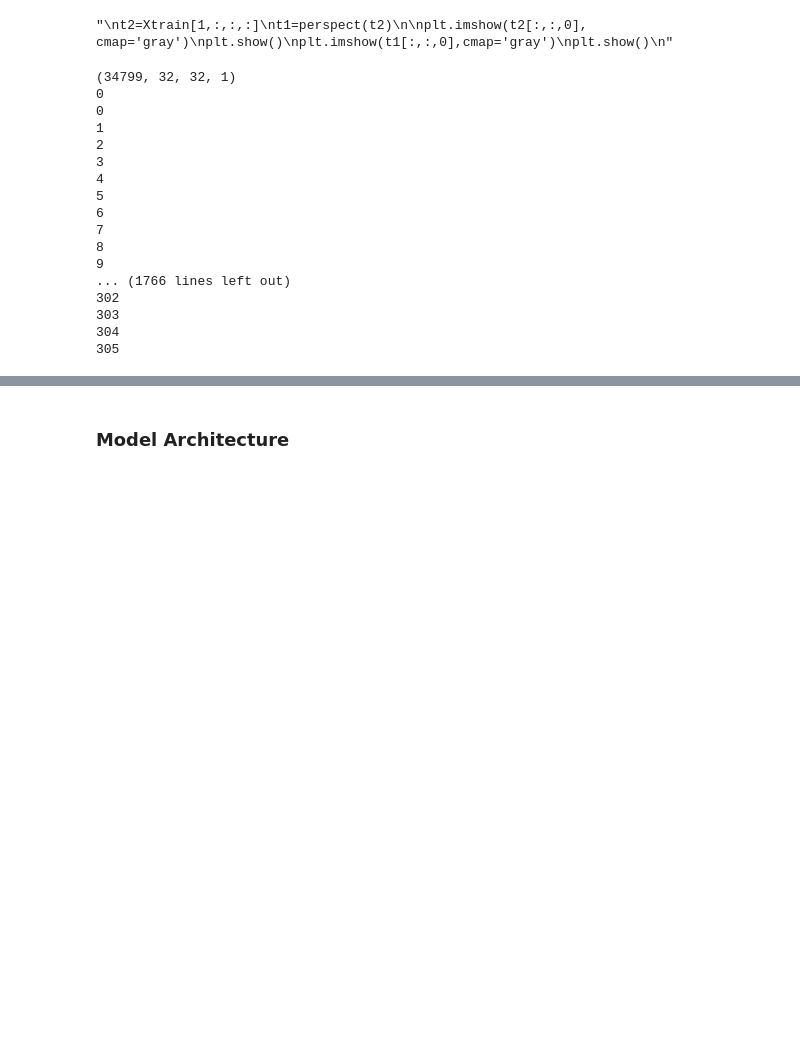
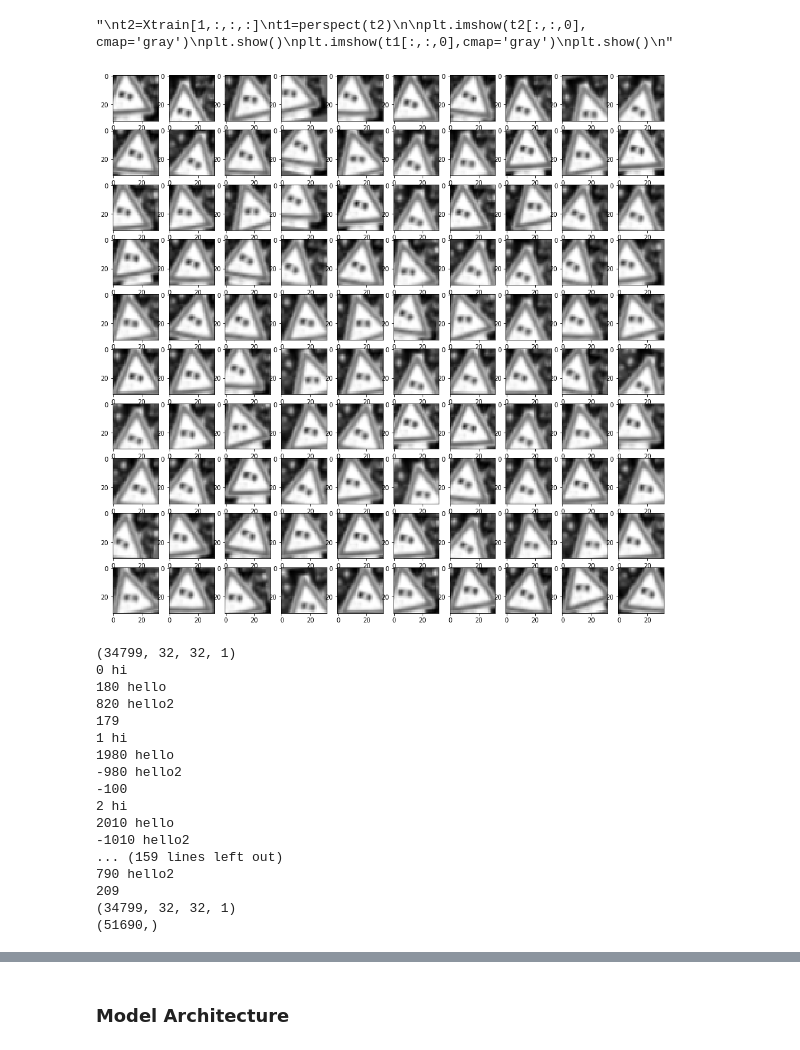
Before and after one commit to deepanshu96/carp2, a Jupyter notebook: Traffic_Sign_Classifier.ipynb, the cells around one changed output, grey strips where cells are left out. Drawn from its saved outputs; the diff is of its cells as text; code cells hidden in the pictures; blank space fills up the shorter version.

```diff
--- a/Traffic_Sign_Classifier.ipynb
+++ b/Traffic_Sign_Classifier.ipynb
@@ -325,6 +325,31 @@ plt.show()
 '''
 # %% [output]
 "\nt2=Xtrain[1,:,:,:]\nt1=perspect(t2)\n\nplt.imshow(t2[:,:,0], cmap='gray')\nplt.show()\nplt.imshow(t1[:,:,0],cmap='gray')\nplt.show()\n"
+# %%
+'''plt.figure(figsize=(16,16))
+for i in range(0,43):
+    plt.subplot(10,5,i+1)
+    imx = X_train[y_train==i]
+    plt.title(i)
+    plt.imshow(imx[2, :, :, :])
+
+plt.show()'''
+plt.figure(figsize=(16,16))
+for i in range(0,100):
+    plt.subplot(10,10,i+1)
+    image = Xtrain[2017,:,:,:]
+     #transformations
+    image = augbright(image)
+    image = translate(image)
+    image = rotation(image)
+    #image = affine(image)
+    image = perspect(image)
+    #end transformations
+    plt.imshow(image[:,:,0], cmap='gray')
+
+plt.show()
+# %% [output]
+[figure, added]
 # %%
 '''
 X_train, y_train
@@ -346,17 +371,24 @@ jk = np.unique(y_train)
 print(Xtrain.shape)
 Xtrain2=Xtrain
 ytrain2=y_train
+
 for i in range(len(jk)):
     fk = np.where(y_train==i)
     x = fk[0]
     k = len(x)
-    print(i)
-    #print(k)
+    print(i,"hi")
+    print(k,"hello")
+    print(1000-k,"hello2")
+    temp2 = -100
     if k<1000 :
         for j in range(1000-k):
             index = x[j%k]
-            print(j)
+            #print(j)
+            temp2 = max(temp2,j%k)
             image = Xtrain[index]
+            ytrain2 = np.concatenate((ytrain2,[i]), axis=0)
+    print(temp2)
+'''
             #transformations
             image = augbright(image)
             image = translate(image)
@@ -364,26 +396,28 @@ for i in range(len(jk)):
             image = affine(image)
             image = perspect(image)
             #end transformations
+
             Xtrain2 = np.concatenate((Xtrain2,[image]), axis=0)
+
             ytrain2 = np.concatenate((ytrain2,[i]), axis=0)
-
+            '''
 print(Xtrain2.shape)
 print(ytrain2.shape)
 # %% [output]
 (34799, 32, 32, 1)
-0
-0
-1
-2
-3
-4
-5
-6
-7
-8
-9
-... (1766 lines left out)
-302
-303
-304
-305
+0 hi
+180 hello
+820 hello2
+179
+1 hi
+1980 hello
+-980 hello2
+-100
+2 hi
+2010 hello
+-1010 hello2
+... (159 lines left out)
+790 hello2
+209
+(34799, 32, 32, 1)
+(51690,)
```
Also changed, not shown: parts of 1 cell of this notebook.
